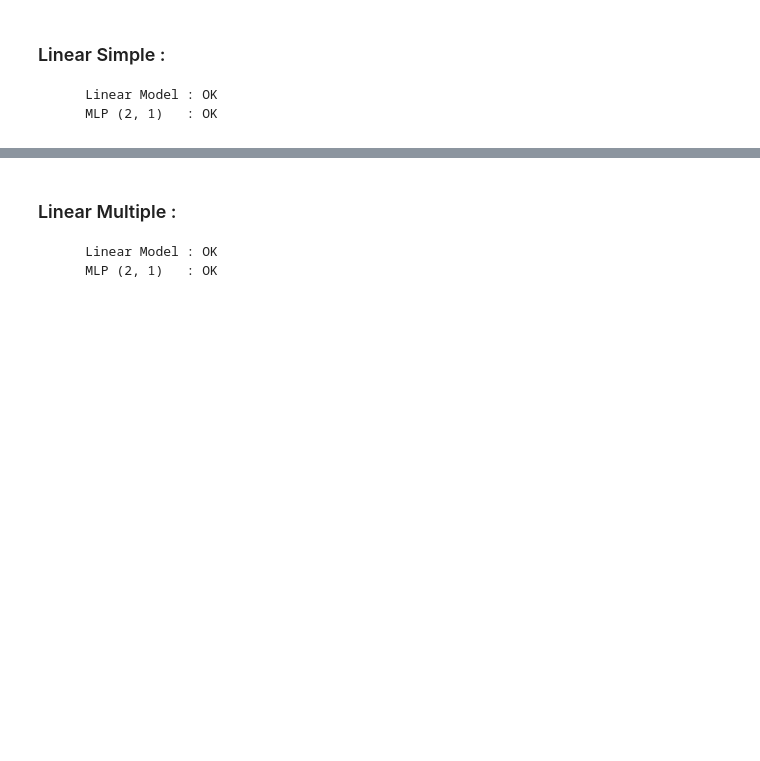
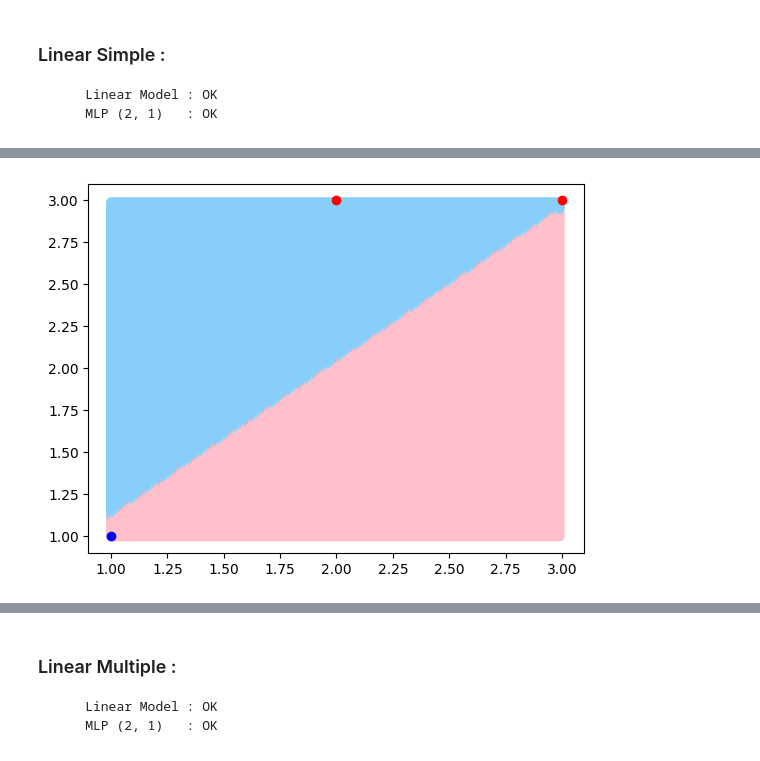
Before and after one commit to Elbub/3IABD2---Projet-annuel, a Jupyter notebook: tests_interops/notebook_test_interops_linear_classification.ipynb, the cells around one changed output, grey strips where cells are left out. Drawn from its saved outputs; the diff is of its cells as text; code cells hidden in the pictures; blank space fills up the shorter version.

```diff
--- a/tests_interops/notebook_test_interops_linear_classification.ipynb
+++ b/tests_interops/notebook_test_interops_linear_classification.ipynb
@@ -133,0 +15,96 @@ plt.clf()
+# %%
+my_lib = ctypes.CDLL(r"..\rust_lib\target\release\rust_lib.dll")
+
+my_lib.delete_float_array.argtypes = [
+    ctypes.POINTER(ctypes.c_float),
+    ctypes.c_int32,
+]
+my_lib.delete_float_array.restype = None
+my_lib.generate_random_w.argtypes = [ctypes.c_int32]
+my_lib.generate_random_w.restype = ctypes.POINTER(ctypes.c_float)
+
+
+
+dimension = 2
+
+w_array_ptr = my_lib.generate_random_w(dimension)
+w_array = np.ctypeslib.as_array(w_array_ptr, ((dimension + 1),))
+
+X = np.array([
+      [1, 1],
+      [2, 3],
+      [3, 3]
+], dtype=ctypes.c_float)
+
+Y = np.array([
+      1,
+      0,
+      0
+], dtype=ctypes.c_float)
+
+X_plot = np.array([
+      [1, 1],
+      [2, 3],
+      [3, 3]
+])
+
+Y_plot = np.array([
+      1,
+      -1,
+      -1
+])
+
+arr_size = len(X)
+dimension = len(X[0])
+learning_rate = ctypes.c_float(0.001)
+epoch = 10000
+X_flat = X.flatten()
+
+LP_c_float = ctypes.POINTER(ctypes.c_float)
+x_to_predict = (ctypes.c_float * len(X_flat))(*X_flat)
+x_to_predict_ptr = ctypes.cast(x_to_predict, LP_c_float)
+
+LP_c_float = ctypes.POINTER(ctypes.c_float)
+y_to_predict = (ctypes.c_float * len(Y))(*Y)
+y_to_predict_ptr = ctypes.cast(y_to_predict, LP_c_float)
+
+my_lib.linear_model_training.argtypes = [
+    ctypes.POINTER(ctypes.c_float),
+    ctypes.POINTER(ctypes.c_float),
+    ctypes.POINTER(ctypes.c_float),
+    ctypes.c_int32,
+    ctypes.c_int32,
+    ctypes.c_float,
+    ctypes.c_int32,
+]
+my_lib.linear_model_training.restype = ctypes.POINTER(ctypes.c_float)
+
+linear_model_training_ptr = my_lib.linear_model_training(
+    w_array_ptr,  # pointeur vers le résultat du vecteur W random
+    y_to_predict_ptr,  # pointeur vers les résultats labellisés pour entrainer le modele
+    x_to_predict_ptr,  # points qui ont permis de labeliser le vecteur d'au dessus
+    arr_size,  # array size
+    dimension,  # dimension de chaque vecteur
+    learning_rate,  # learning rate
+    epoch,  # nombre de fois où l'on passe sur le data set
+)
+trained_linear_model = np.ctypeslib.as_array(
+    linear_model_training_ptr, ((dimension + 1),)
+)
+
+predicted_labels = []
+predicted_x1 = []
+predicted_x2 = []
+for x1 in range(100* min(X_plot[:, 0]),100* max(X_plot[:, 0])) :
+  for x2 in range(100*min(X_plot[:, 1]), 100*max(X_plot[:, 1])) :
+    predicted_x1.append(x1/100)
+    predicted_x2.append(x2/100)
+    predicted_labels.append('pink' if x1/100 * trained_linear_model[1] + x2/100 * trained_linear_model[2] + trained_linear_model[0] >= 0 else 'lightskyblue')
+
+plt.scatter(predicted_x1, predicted_x2, c=predicted_labels)
+plt.scatter(X[0, 0], X[0, 1], color='blue')
+plt.scatter(X[1:3,0], X[1:3,1], color='red')
+plt.show()
+plt.clf()
+# %% [output]
+[figure, added]
```
Also changed, not shown: parts of 83 cells of this notebook, 8 other files.
